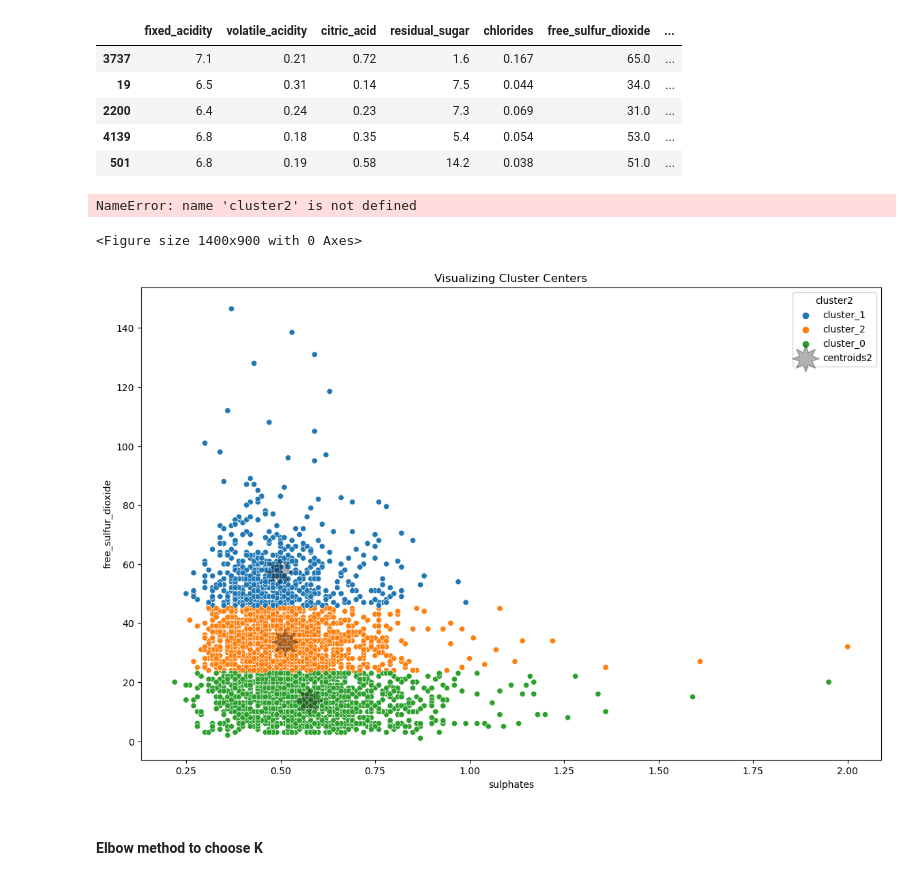
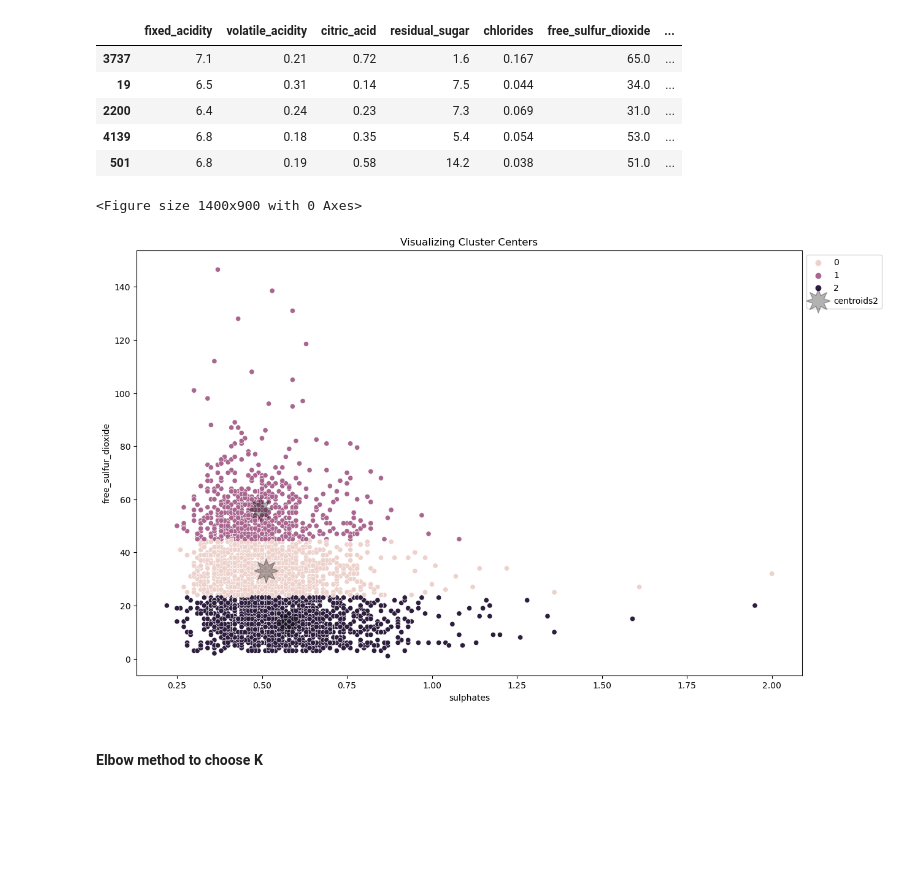
Before and after one commit to Wine-Clustering-Group-B/Clustering-Project, a Jupyter notebook: Saul/explore_wines.ipynb, the cells around one changed output. Saved outputs shown, nothing was run; the diff lists cells and outputs as text; code cells hidden in the pictures; blank space fills up the shorter version.

```diff
--- a/Saul/explore_wines.ipynb
+++ b/Saul/explore_wines.ipynb
@@ -544,5 +565,5 @@ array([2, 0, 0, ..., 1, 0, 1], dtype=int32)
 # %%
-train['cluster'] = 'cluster_' + train.cluster.astype(str)
+train['cluster'] = train.cluster
 train.head()
 # %% [output]
 |  | fixed_acidity | volatile_acidity | citric_acid | residual_sugar | chlorides | free_sulfur_dioxide | ... |
@@ -674,5 +695,5 @@ array([2, 0, 0, ..., 1, 0, 1], dtype=int32)
 # %%
-train['cluster2'] = 'cluster_' + train.cluster2.astype(str)
+train['cluster2'] = train.cluster2
 train.head()
 # %% [output]
 |  | fixed_acidity | volatile_acidity | citric_acid | residual_sugar | chlorides | free_sulfur_dioxide | ... |
@@ -684,30 +705,29 @@ train.head()
 # %%
 # lets visualize the clusters along with the centers on unscaled data
 plt.figure(figsize=(14, 9))
 plt.figure(figsize=(14, 9))
 
 
 # scatter plot of data with hue for cluster
 sns.scatterplot(x = 'sulphates', y = 'free_sulfur_dioxide', data = train, hue = 'cluster2')
 
 
 # plot cluster centers (centroids)
 centroids2.plot.scatter(x = 'sulphates', y = 'free_sulfur_dioxide', ax = plt.gca(), color ='k', alpha = 0.3, s = 800, marker = (8,1,0), label = 'centroids2')
 
 
 plt.title('Visualizing Cluster Centers')
 
 # Get unique cluster labels
 unique_clusters = train['cluster2'].unique()
 
 # Create legend labels for clusters
-cluster_labels = [f'Cluster2 {cluster2}' for cluster in unique_clusters]
+cluster_labels = [f'Cluster2 {cluster}' for cluster in unique_clusters]
 
 plt.legend(bbox_to_anchor=(1, 1), loc='upper left');
 # %% [output]
-NameError: name 'cluster2' is not defined
+<Figure size 1400x900 with 0 Axes>
-<Figure size 1400x900 with 0 Axes>
-[figure, old version]
+[figure, new version]
 # %% [markdown]
 <h4><b>Elbow method to choose K
 # %%
```
Also changed, not shown: parts of 90 cells of this notebook, 4 other files.
